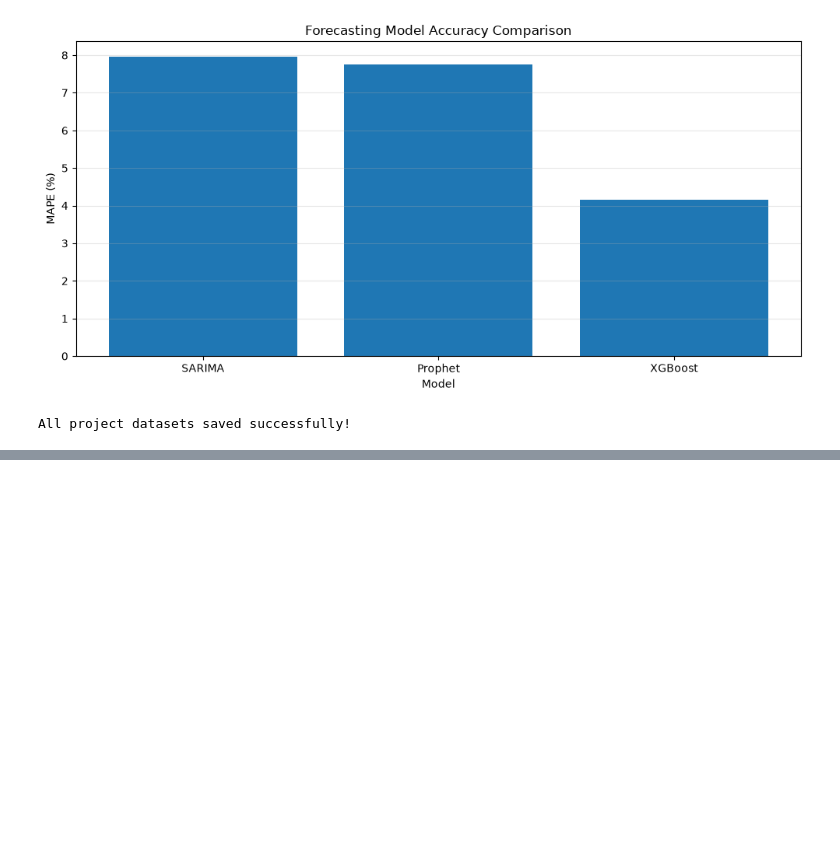
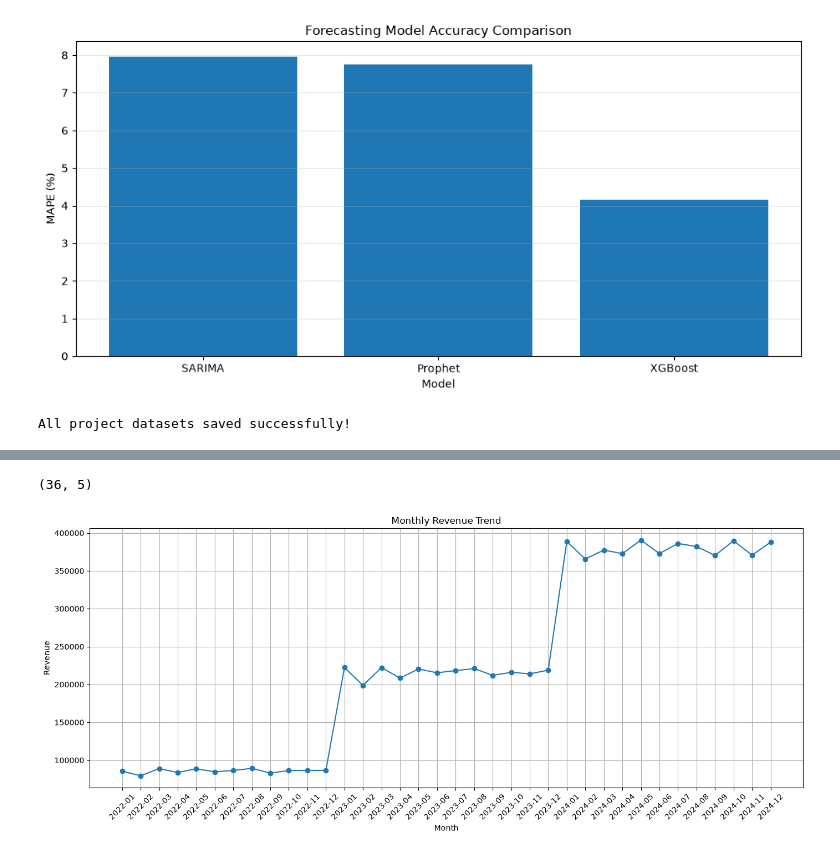
Before and after one commit to analyticsbyps/EV-Demand-Forecasting, a Jupyter notebook: EV_Demand_Forecasting_Analysis.ipynb, the cells around one changed output, grey strips where cells are left out. Saved outputs shown, nothing was run; the diff lists cells and outputs as text; code cells hidden in the pictures; blank space fills up the shorter version.

```diff
--- a/EV_Demand_Forecasting_Analysis.ipynb
+++ b/EV_Demand_Forecasting_Analysis.ipynb
@@ -1122,0 +1142,13 @@ All project datasets saved successfully!
+# %%
+sessions['start_timestamp'] = pd.to_datetime(sessions['start_timestamp'])
+# %%
+monthly_data = sessions.groupby(
+    sessions['start_timestamp'].dt.to_period('M')
+).agg(
+    revenue=('total_cost', 'sum'),
+    demand=('energy_kwh', 'sum'),
+    avg_price=('price_per_kwh', 'mean'),
+    sessions=('session_id', 'count')
+).reset_index()
+
+monthly_data['start_timestamp'] = monthly_data['start_timestamp'].astype(str)
@@ -1122,0 +1164,19 @@ All project datasets saved successfully!
+# %%
+monthly_data.shape
+# %% [output]
+(36, 5)
+# %%
+import matplotlib.pyplot as plt
+
+plt.figure(figsize=(14, 6))
+plt.plot(monthly_data['start_timestamp'], monthly_data['revenue'], marker='o')
+
+plt.title('Monthly Revenue Trend')
+plt.xlabel('Month')
+plt.ylabel('Revenue')
+plt.xticks(rotation=45)
+plt.grid(True)
+plt.tight_layout()
+plt.show()
+# %% [output]
+[figure, added]
```
Also changed, not shown: parts of 22 cells of this notebook.
